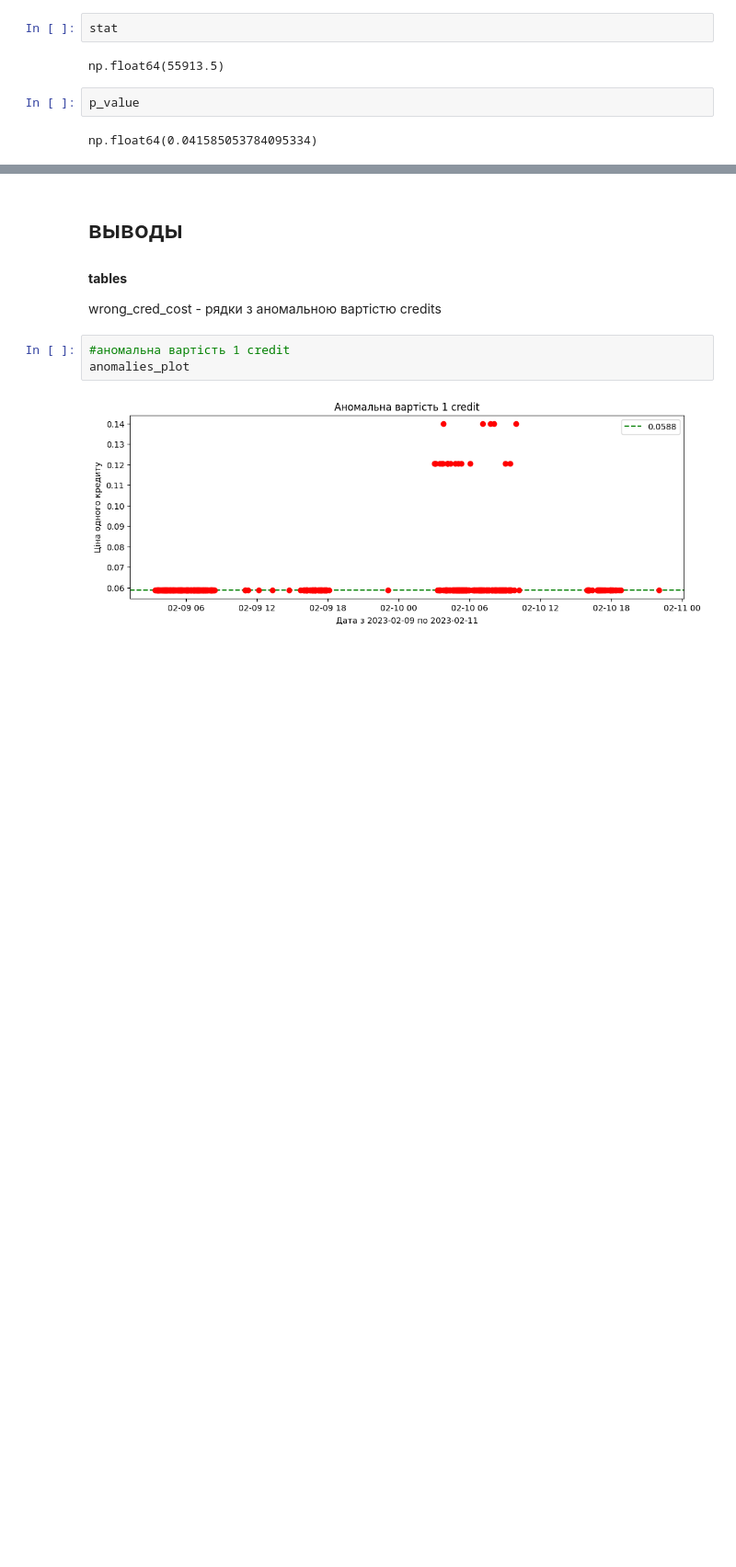
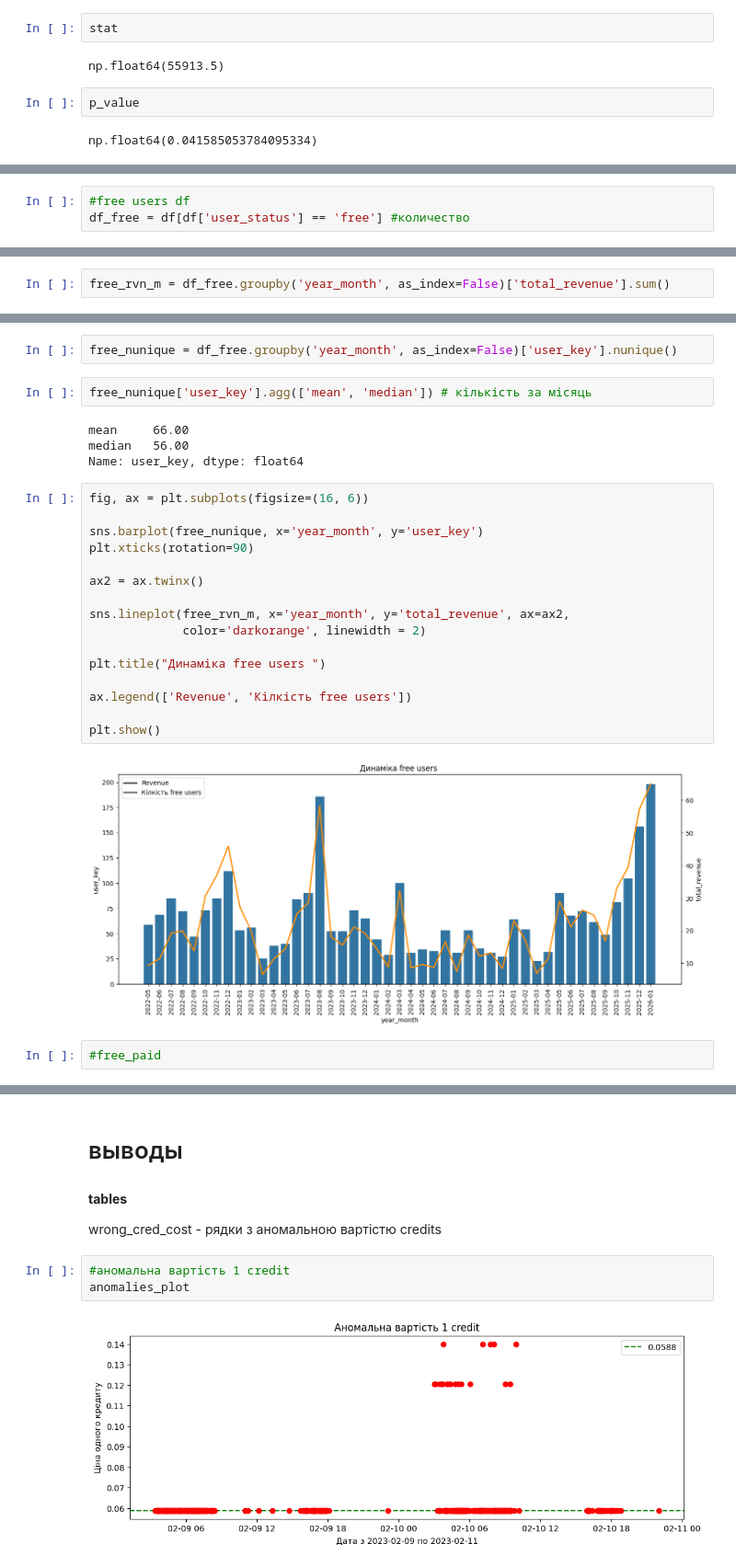
Before and after one commit to Chocopie-DA/db_analysis_sql_sweetylove, a Jupyter notebook: 03_notebooks/EDA.ipynb, the cells around one changed output, grey strips where cells are left out. Shown at 92% size. Drawn from its saved outputs; the diff is of its cells as text; blank space fills up the shorter version.

Commit message:
free/free_paid analysis

```diff
--- a/03_notebooks/EDA.ipynb
+++ b/03_notebooks/EDA.ipynb
@@ -1604,0 +1686,3 @@ np.float64(0.041585053784095334)
+# %%
+#free users df
+df_free = df[df['user_status'] == 'free'] #количество
@@ -1604,0 +1711,2 @@ np.float64(0.041585053784095334)
+# %%
+free_rvn_m = df_free.groupby('year_month', as_index=False)['total_revenue'].sum()
@@ -1604,0 +1742,28 @@ np.float64(0.041585053784095334)
+# %%
+free_nunique = df_free.groupby('year_month', as_index=False)['user_key'].nunique()
+# %%
+free_nunique['user_key'].agg(['mean', 'median']) # кількість за місяць
+# %% [output]
+mean     66.00
+median   56.00
+Name: user_key, dtype: float64
+# %%
+fig, ax = plt.subplots(figsize=(16, 6))
+
+sns.barplot(free_nunique, x='year_month', y='user_key')
+plt.xticks(rotation=90)
+
+ax2 = ax.twinx()
+
+sns.lineplot(free_rvn_m, x='year_month', y='total_revenue', ax=ax2,
+             color='darkorange', linewidth = 2)
+
+plt.title("Динаміка free users ")
+
+ax.legend(['Revenue', 'Кілкість free users'])
+
+plt.show()
+# %% [output]
+[figure, added]
+# %%
+#free_paid
```
Also changed, not shown: parts of 25 cells of this notebook.
